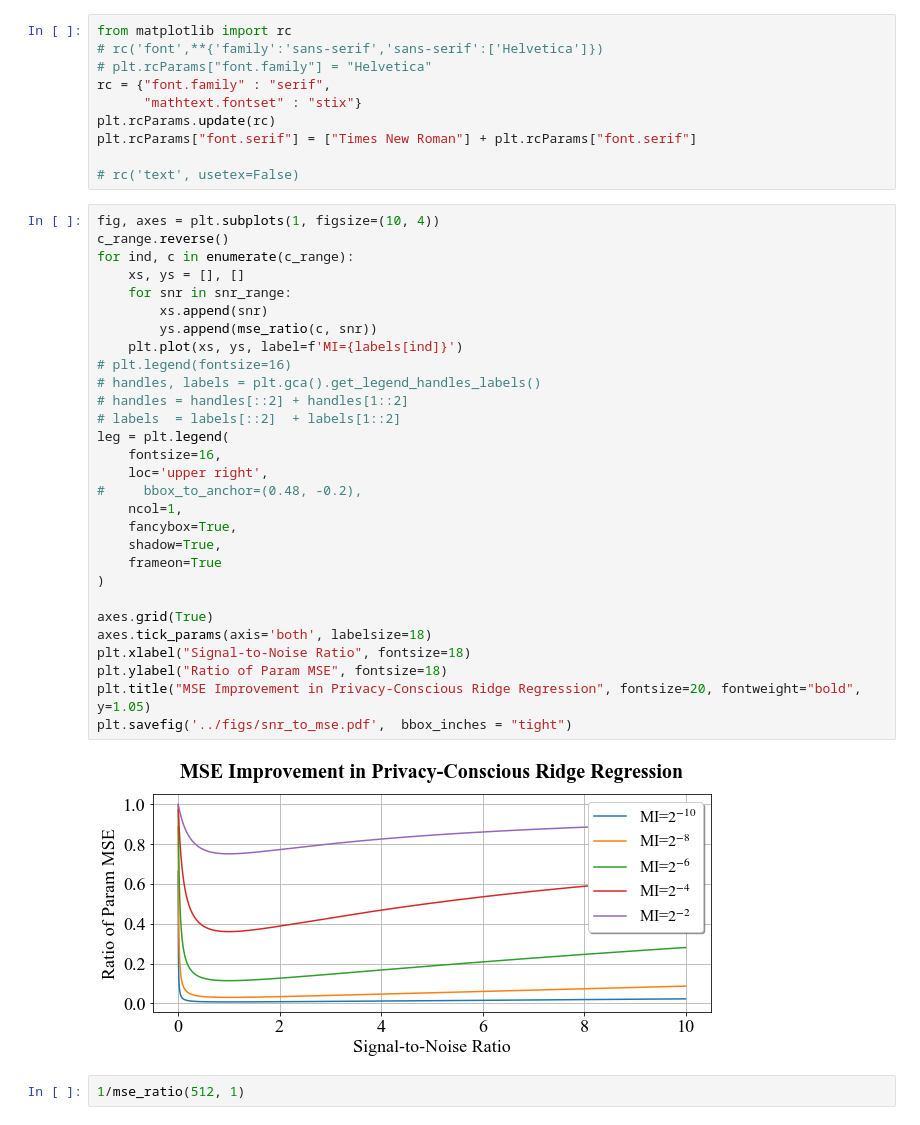
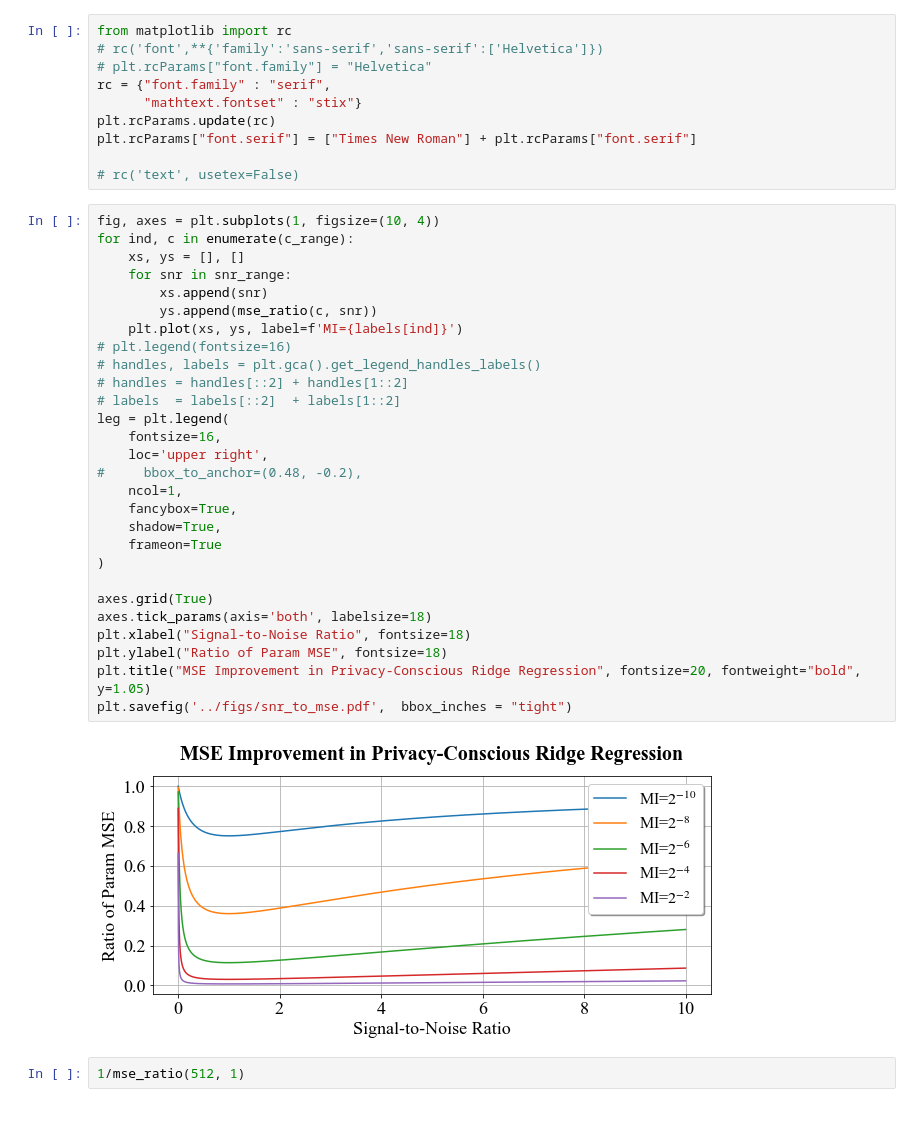
Before and after one commit to mayuri95/designing_for_privacy, a Jupyter notebook: pac_private_rr/snr graphs.ipynb, the cells around one changed output. Drawn from its saved outputs; the diff is of its cells as text.

Commit message:
fix c range order

```diff
--- a/pac_private_rr/snr graphs.ipynb
+++ b/pac_private_rr/snr graphs.ipynb
@@ -59,35 +59,34 @@ plt.rcParams["font.serif"] = ["Times New Roman"] + plt.rcParams["font.serif"]
 # rc('text', usetex=False)
 # %%
 fig, axes = plt.subplots(1, figsize=(10, 4))
-c_range.reverse()
 for ind, c in enumerate(c_range):
     xs, ys = [], []
     for snr in snr_range:
         xs.append(snr)
         ys.append(mse_ratio(c, snr))
     plt.plot(xs, ys, label=f'MI={labels[ind]}')
 # plt.legend(fontsize=16)
 # handles, labels = plt.gca().get_legend_handles_labels()
 # handles = handles[::2] + handles[1::2]
 # labels  = labels[::2]  + labels[1::2]
 leg = plt.legend(
     fontsize=16,
     loc='upper right',
 #     bbox_to_anchor=(0.48, -0.2),
     ncol=1,
     fancybox=True,
     shadow=True,
     frameon=True
 )
 
 axes.grid(True)
 axes.tick_params(axis='both', labelsize=18)
 plt.xlabel("Signal-to-Noise Ratio", fontsize=18)
 plt.ylabel("Ratio of Param MSE", fontsize=18)
 plt.title("MSE Improvement in Privacy-Conscious Ridge Regression", fontsize=20, fontweight="bold", y=1.05)
 plt.savefig('../figs/snr_to_mse.pdf',  bbox_inches = "tight")
 # %% [output]
-[figure, old version]
+[figure, new version]
 # %%
 1/mse_ratio(512, 1)
 # %% [output]
```
